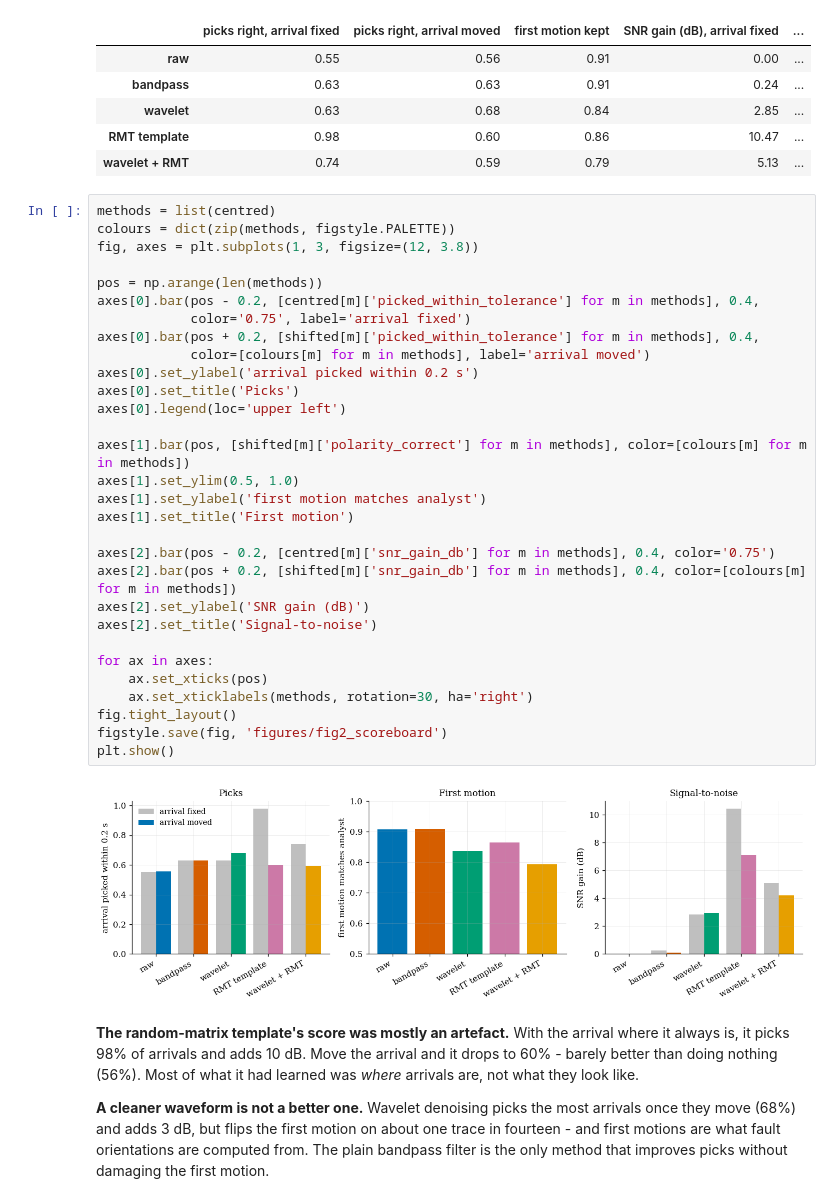
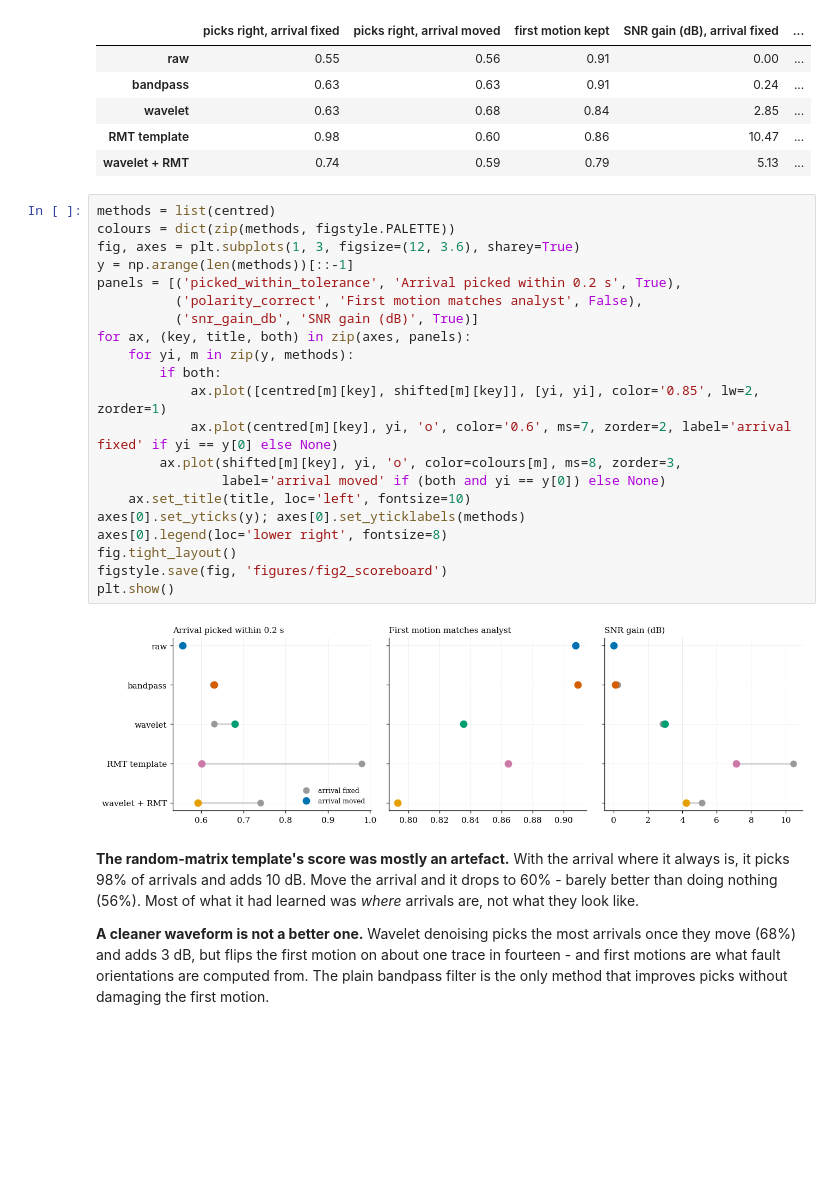
Before and after one commit to kevingrainger/Portfolio, a Jupyter notebook: 005-seismic-denoiser/seismic_denoiser.ipynb, the cells around one changed output. Saved outputs shown, nothing was run; the diff lists cells and outputs as text; blank space fills up the shorter version.

Commit message:
011 seismic denoiser rewritten in the 001/002 style: dot-plot scoreboard, pick-error figure, new cover

```diff
--- a/005-seismic-denoiser/seismic_denoiser.ipynb
+++ b/005-seismic-denoiser/seismic_denoiser.ipynb
@@ -68,35 +68,26 @@ table.round(2)
 # %%
 methods = list(centred)
 colours = dict(zip(methods, figstyle.PALETTE))
-fig, axes = plt.subplots(1, 3, figsize=(12, 3.8))
-
-pos = np.arange(len(methods))
-axes[0].bar(pos - 0.2, [centred[m]['picked_within_tolerance'] for m in methods], 0.4,
-            color='0.75', label='arrival fixed')
-axes[0].bar(pos + 0.2, [shifted[m]['picked_within_tolerance'] for m in methods], 0.4,
-            color=[colours[m] for m in methods], label='arrival moved')
-axes[0].set_ylabel('arrival picked within 0.2 s')
-axes[0].set_title('Picks')
-axes[0].legend(loc='upper left')
-
-axes[1].bar(pos, [shifted[m]['polarity_correct'] for m in methods], color=[colours[m] for m in methods])
-axes[1].set_ylim(0.5, 1.0)
-axes[1].set_ylabel('first motion matches analyst')
-axes[1].set_title('First motion')
-
-axes[2].bar(pos - 0.2, [centred[m]['snr_gain_db'] for m in methods], 0.4, color='0.75')
-axes[2].bar(pos + 0.2, [shifted[m]['snr_gain_db'] for m in methods], 0.4, color=[colours[m] for m in methods])
-axes[2].set_ylabel('SNR gain (dB)')
-axes[2].set_title('Signal-to-noise')
-
-for ax in axes:
-    ax.set_xticks(pos)
-    ax.set_xticklabels(methods, rotation=30, ha='right')
+fig, axes = plt.subplots(1, 3, figsize=(12, 3.6), sharey=True)
+y = np.arange(len(methods))[::-1]
+panels = [('picked_within_tolerance', 'Arrival picked within 0.2 s', True),
+          ('polarity_correct', 'First motion matches analyst', False),
+          ('snr_gain_db', 'SNR gain (dB)', True)]
+for ax, (key, title, both) in zip(axes, panels):
+    for yi, m in zip(y, methods):
+        if both:
+            ax.plot([centred[m][key], shifted[m][key]], [yi, yi], color='0.85', lw=2, zorder=1)
+            ax.plot(centred[m][key], yi, 'o', color='0.6', ms=7, zorder=2, label='arrival fixed' if yi == y[0] else None)
+        ax.plot(shifted[m][key], yi, 'o', color=colours[m], ms=8, zorder=3,
+                label='arrival moved' if (both and yi == y[0]) else None)
+    ax.set_title(title, loc='left', fontsize=10)
+axes[0].set_yticks(y); axes[0].set_yticklabels(methods)
+axes[0].legend(loc='lower right', fontsize=8)
 fig.tight_layout()
 figstyle.save(fig, 'figures/fig2_scoreboard')
 plt.show()
 # %% [output]
-[figure, old version]
+[figure, new version]
 # %% [markdown]
 **The random-matrix template's score was mostly an artefact.** With the arrival where it
 always is, it picks 98% of arrivals and adds 10 dB. Move the arrival and it drops to 60% -
```
Also changed, not shown: parts of 4 cells of this notebook, 17 other files.
